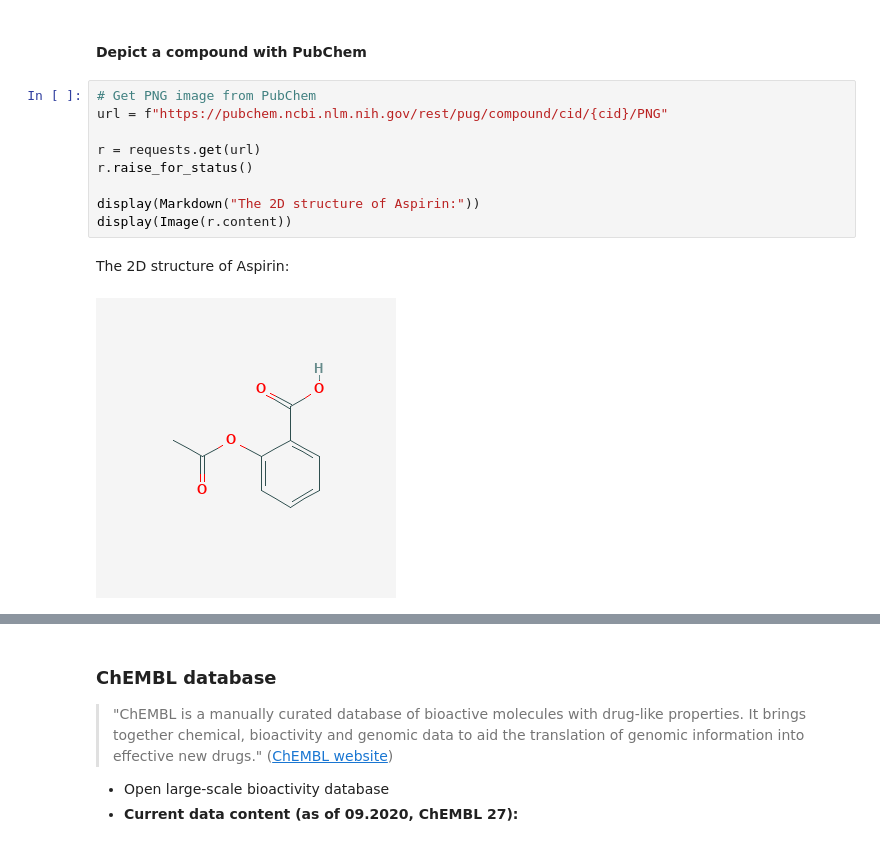
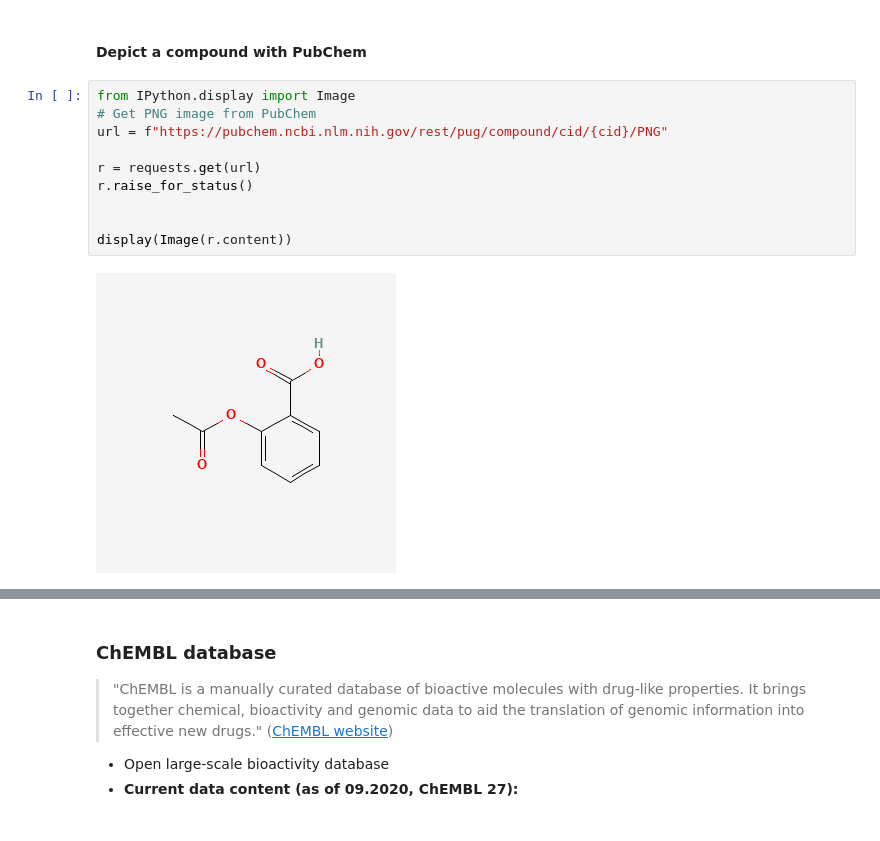
Before and after one commit to russodanielp/intro_cheminformatics, a Jupyter notebook: Lab 09 - Data Science in Chemistry/lab.ipynb, the cells around one changed output, grey strips where cells are left out. Drawn from its saved outputs; the diff is of its cells as text.

```diff
--- a/Lab 09 - Data Science in Chemistry/lab.ipynb
+++ b/Lab 09 - Data Science in Chemistry/lab.ipynb
@@ -119,14 +119,14 @@ Molecular weight for aspirin is:
 # %% [markdown]
 #### Depict a compound with PubChem
 # %%
+from IPython.display import Image
 # Get PNG image from PubChem
 url = f"https://pubchem.ncbi.nlm.nih.gov/rest/pug/compound/cid/{cid}/PNG"
 
 r = requests.get(url)
 r.raise_for_status()
 
-display(Markdown("The 2D structure of Aspirin:"))
+
 display(Image(r.content))
 # %% [output]
-The 2D structure of Aspirin:
-[figure, old version]
+[figure, new version]
```
Also changed, not shown: parts of 12 cells of this notebook, 14 other files.
